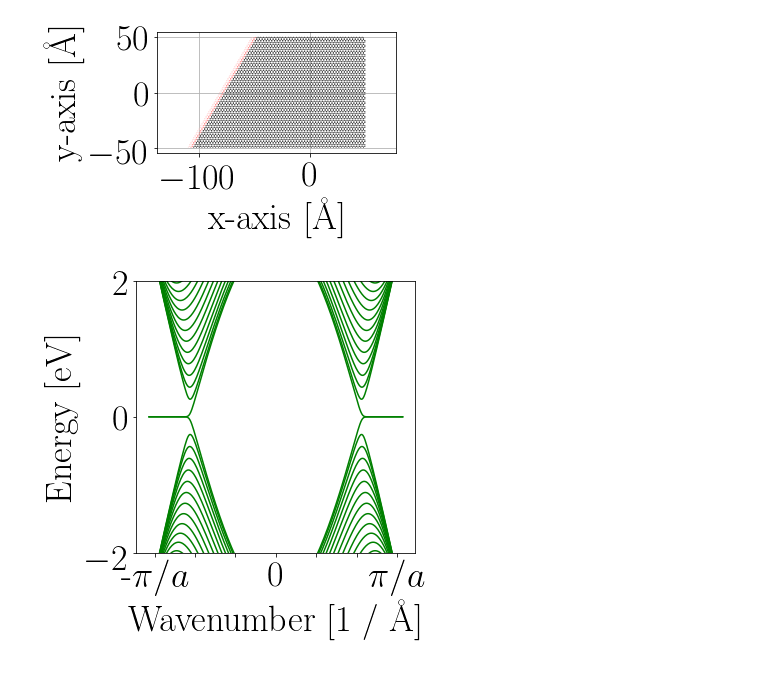
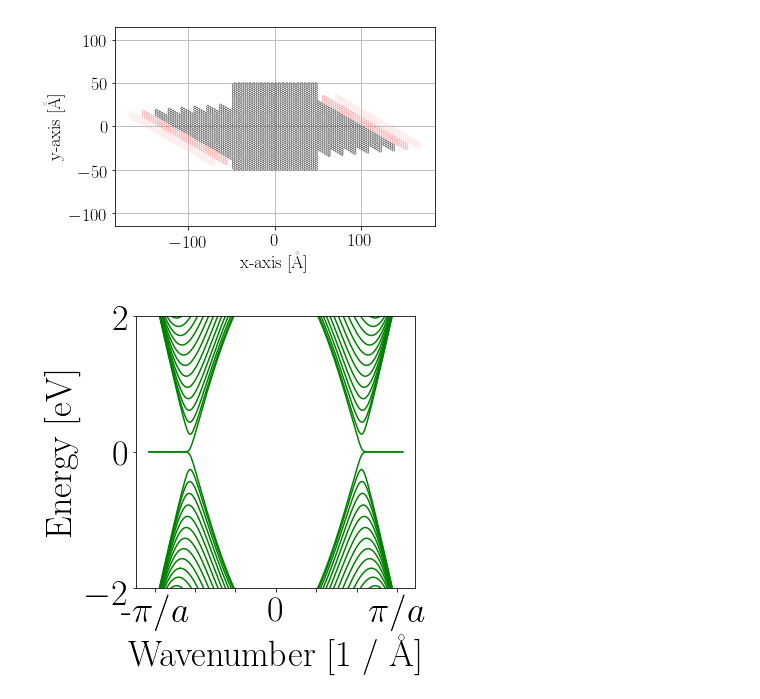
Before and after one commit to CLEANit/QuantumTransduction, a Jupyter notebook: jupyter_notebooks/graphene/Graphene 1D chain.ipynb, the cells around one changed output. Saved outputs shown, nothing was run; the diff lists cells and outputs as text; code cells hidden in the pictures.

```diff
--- a/examples/graphene/Graphene 1D chain.ipynb
+++ b/jupyter_notebooks/graphene/Graphene 1D chain.ipynb
@@ -8,7 +8,7 @@ import copy
 %matplotlib inline
 font = {'family' : 'CMU Sans Serif',
 #         'weight' : 'light',
-        'size'   : 36}
+        'size'   : 18}
 
 pyplot.rc('font', **font)
 pyplot.rc('text', usetex=True)
@@ -46,7 +46,7 @@ m = np.sin(np.pi / 6) / np.cos(np.pi / 6)
 
 
 # if we want conducting (zigzag) leads or not, else semi-conducting (armchair) leads
-conducting = 1
+conducting = False
 
 if conducting:
     # set lattice vectors and basis
@@ -89,42 +89,42 @@ def make_system():
         lead.eradicate_dangling()
         syst.attach_lead(lead)
     else:
-        sym = kwant.TranslationalSymmetry(graphene.vec((-1, -1)))
+        sym = kwant.TranslationalSymmetry(graphene.vec((-4, -3)))
         lead = kwant.Builder(sym)
-        a = orthogVecSlope(graphene.vec((-1,-1)))
+        a = orthogVecSlope(graphene.vec((-4,-3)))
         lead[graphene.shape(shape, (0,0))] = on_site
         lead[graphene.neighbors()] = -t
         lead.eradicate_dangling()
         syst.attach_lead(lead)
 
         syst.attach_lead(lead.reversed())
     ####################################
 
 
     return syst
 
 syst = make_system()
 
 # To highlight the two sublattices of graphene, we plot one with
 # a filled, and the other one with an open circle:
 def family_colors(site):
     return 0 if site.family == a else 1
 
 # Then, plot the system with leads.
 kwant.plot(syst, site_lw=0.1, lead_site_lw=0, site_color=family_colors, colorbar=False, show=False)
 pyplot.axis('equal')
 pyplot.grid(True)
 pyplot.ylabel('y-axis [\AA]')
 pyplot.xlabel('x-axis [\AA]')
 pyplot.savefig('graphene_nanoribbon.pdf')
 pyplot.tight_layout()
 pyplot.show()
 
 
 # Finalize the system.
 syst = syst.finalized()
 # %% [output]
-[figure, old version]
+[figure, new version]
 # %%
 fig, axes = pyplot.subplots(1,1, figsize=(5,5), sharey='row')
 momenta = np.linspace(-np.pi,  np.pi, 256)
```
Also changed, not shown: 36 other files.
